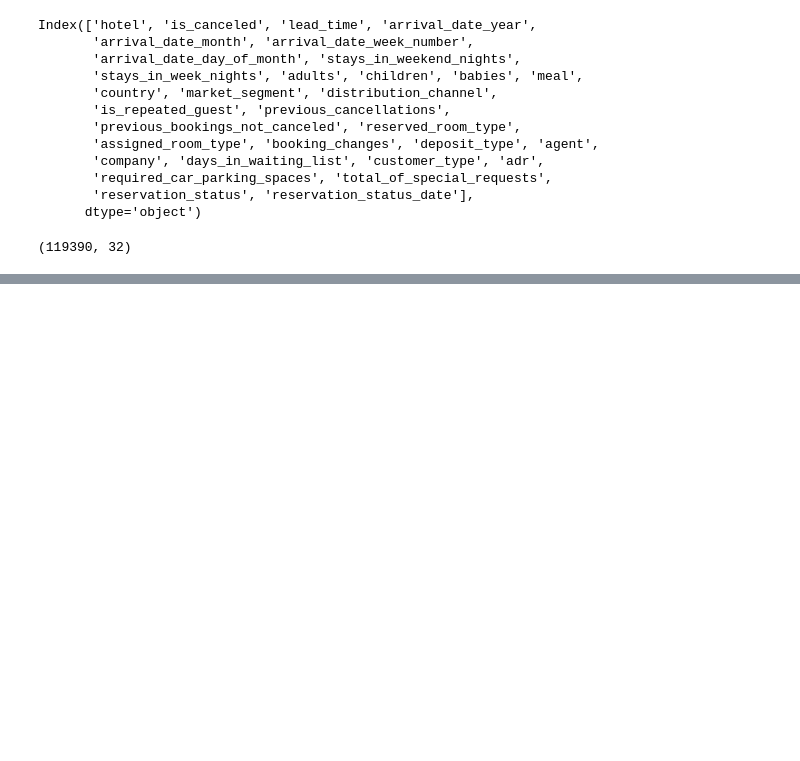
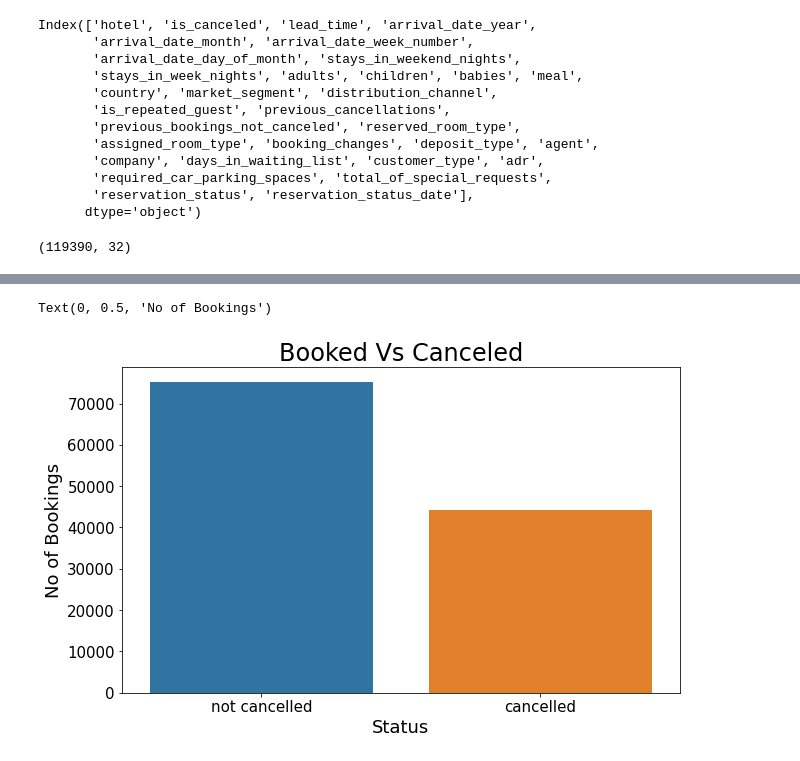
Before and after one commit to Tanjul5/World-Bank-Education-EDA-capston-1, a Jupyter notebook: Copy_of_Hotel_Booking_Analysis_Capstone_Project.ipynb, the cells around one changed output, grey strips where cells are left out. Cells and saved outputs as stored; diff of their text form; code cells hidden in the pictures; blank space fills up the shorter version.

```diff
--- a/Copy_of_Hotel_Booking_Analysis_Capstone_Project.ipynb
+++ b/Copy_of_Hotel_Booking_Analysis_Capstone_Project.ipynb
@@ -137,0 +247,12 @@ Hotel_book_df.describe().transpose()
+# %%
+cancelled_df = Hotel_book_df['is_canceled'].value_counts().reset_index()
+plt.figure(figsize=(10,6))
+sns.barplot(x=['not cancelled', 'cancelled'], y=cancelled_df['is_canceled']).set_title('Booked Vs Canceled', fontsize= '24')
+sns.set_theme(style="darkgrid",font='sans-serif')
+plt.yticks(fontsize=15)
+plt.xticks(fontsize=15)
+plt.xlabel('Status', fontsize='18')
+plt.ylabel('No of Bookings', fontsize='18')
+# %% [output]
+Text(0, 0.5, 'No of Bookings')
+[figure, added]
```
Also changed, not shown: parts of 24 cells of this notebook.
